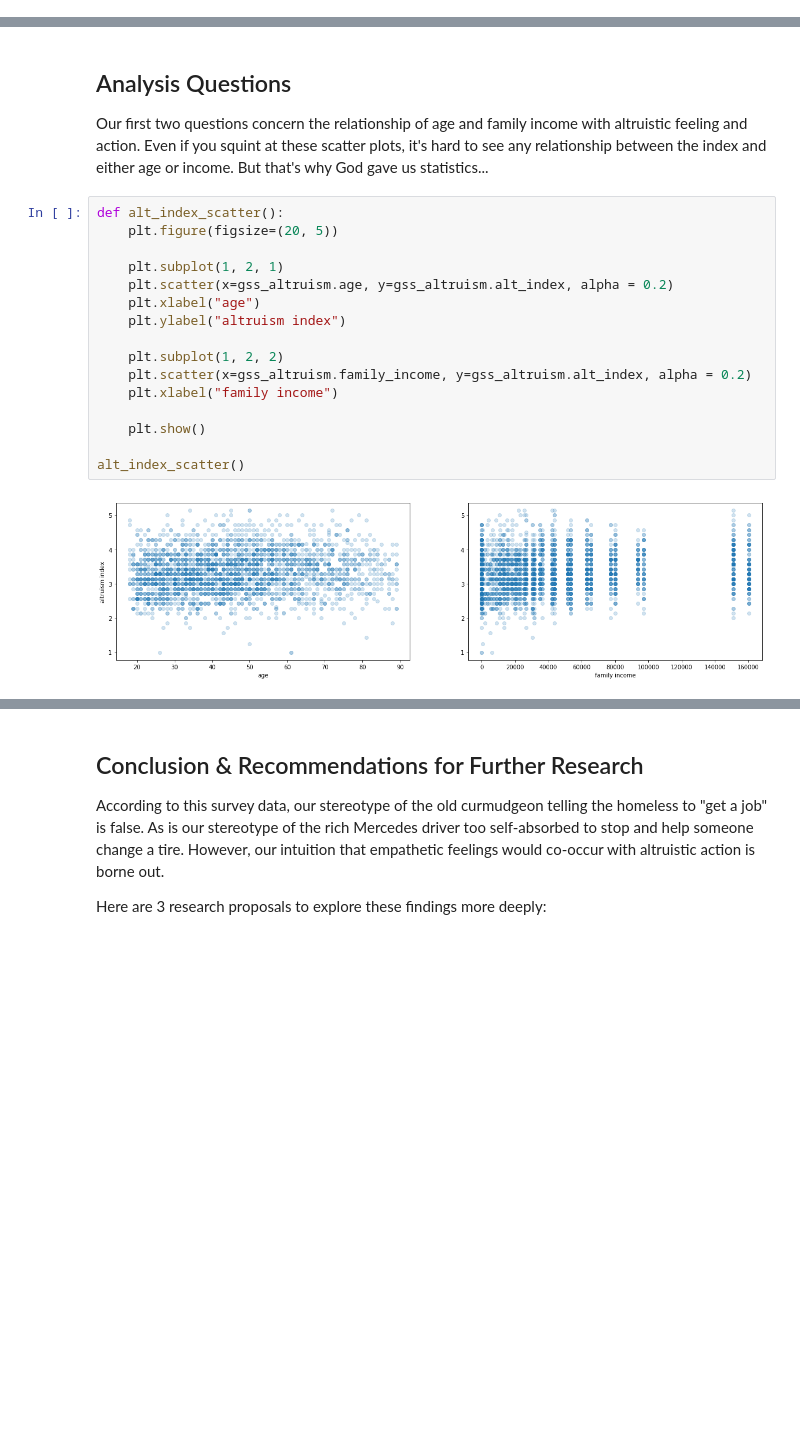
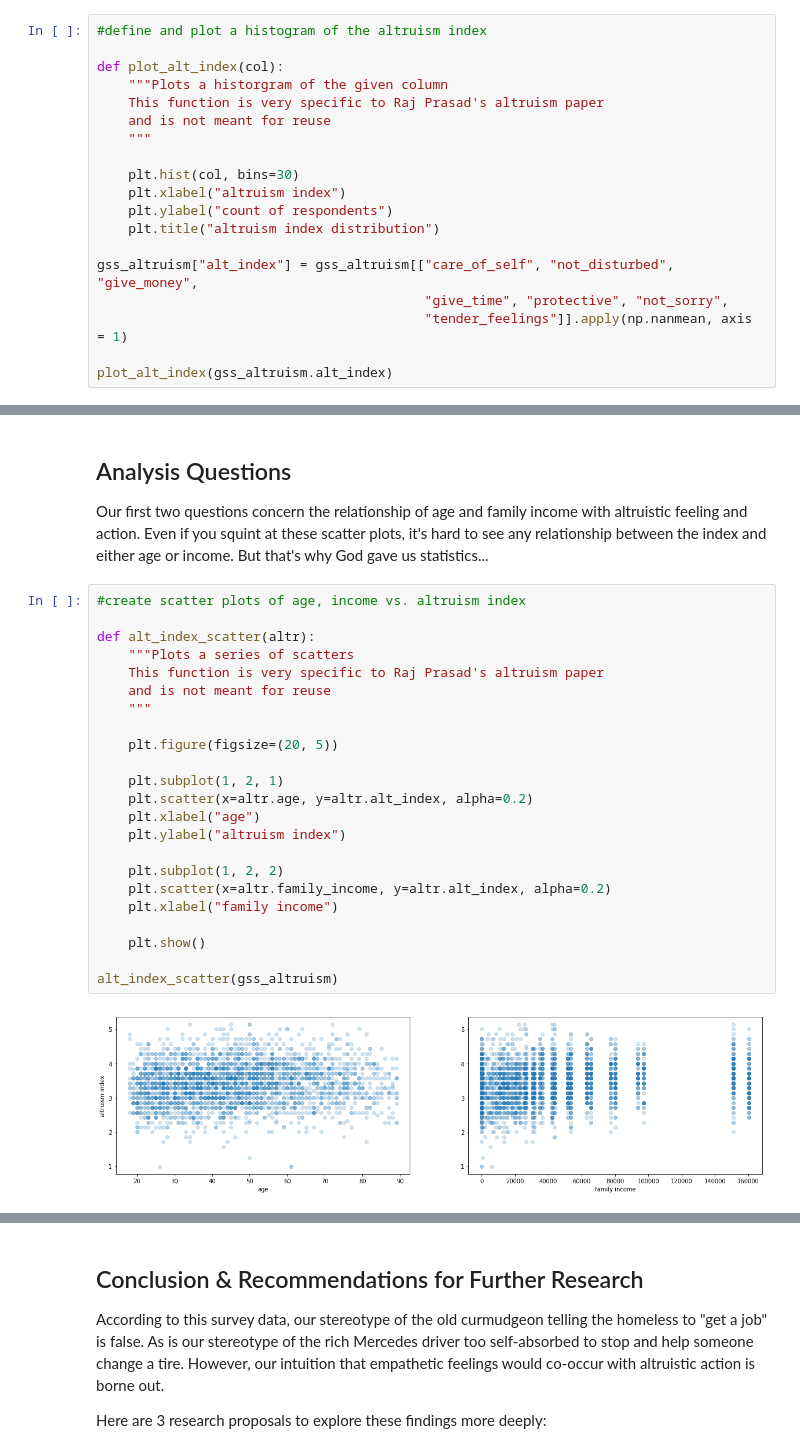
Before and after one commit to daddyprasad5/thinkful, a Jupyter notebook: Altruism Associations Analysis.ipynb, the cells around one changed output, grey strips where cells are left out. Saved outputs shown, nothing was run; the diff lists cells and outputs as text; blank space fills up the shorter version.

```diff
--- a/Altruism Associations Analysis.ipynb
+++ b/Altruism Associations Analysis.ipynb
@@ -319,0 +366,19 @@ plot_alt_index()
+# %%
+#define and plot a histogram of the altruism index
+
+def plot_alt_index(col):
+    """Plots a historgram of the given column
+    This function is very specific to Raj Prasad's altruism paper
+    and is not meant for reuse
+    """
+
+    plt.hist(col, bins=30)
+    plt.xlabel("altruism index")
+    plt.ylabel("count of respondents")
+    plt.title("altruism index distribution")
+
+gss_altruism["alt_index"] = gss_altruism[["care_of_self", "not_disturbed", "give_money",
+                                          "give_time", "protective", "not_sorry",
+                                          "tender_feelings"]].apply(np.nanmean, axis = 1)
+
+plot_alt_index(gss_altruism.alt_index)
@@ -322,23 +389,30 @@ plot_alt_index()
 
 Our first two questions concern the relationship of age and family income with altruistic feeling and action.  Even if you squint at these scatter plots, it's hard to see any relationship between the index and either age or income.  But that's why God gave us statistics...
 # %%
-def alt_index_scatter():
+#create scatter plots of age, income vs. altruism index
+
+def alt_index_scatter(altr):
+    """Plots a series of scatters
+    This function is very specific to Raj Prasad's altruism paper
+    and is not meant for reuse
+    """
+
     plt.figure(figsize=(20, 5))
 
     plt.subplot(1, 2, 1)
-    plt.scatter(x=gss_altruism.age, y=gss_altruism.alt_index, alpha = 0.2)
+    plt.scatter(x=altr.age, y=altr.alt_index, alpha=0.2)
     plt.xlabel("age")
     plt.ylabel("altruism index")
 
     plt.subplot(1, 2, 2)
-    plt.scatter(x=gss_altruism.family_income, y=gss_altruism.alt_index, alpha = 0.2)
+    plt.scatter(x=altr.family_income, y=altr.alt_index, alpha=0.2)
     plt.xlabel("family income")
 
     plt.show()
 
-alt_index_scatter()
+alt_index_scatter(gss_altruism)
 # %% [output]
-[figure, old version]
+[figure, new version]
 # %% [markdown]
 ### Do altruistic feeling & action get stronger as income rises?
 
```
Also changed, not shown: parts of 23 cells of this notebook.
